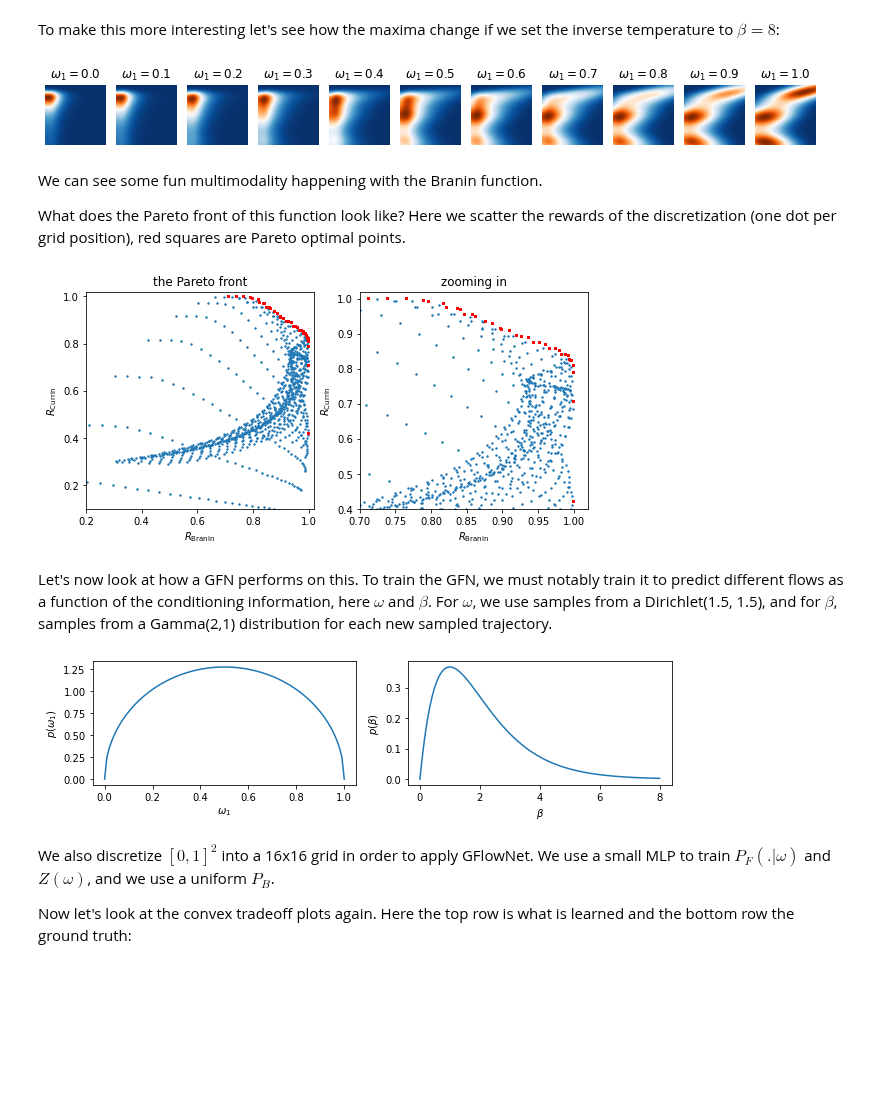
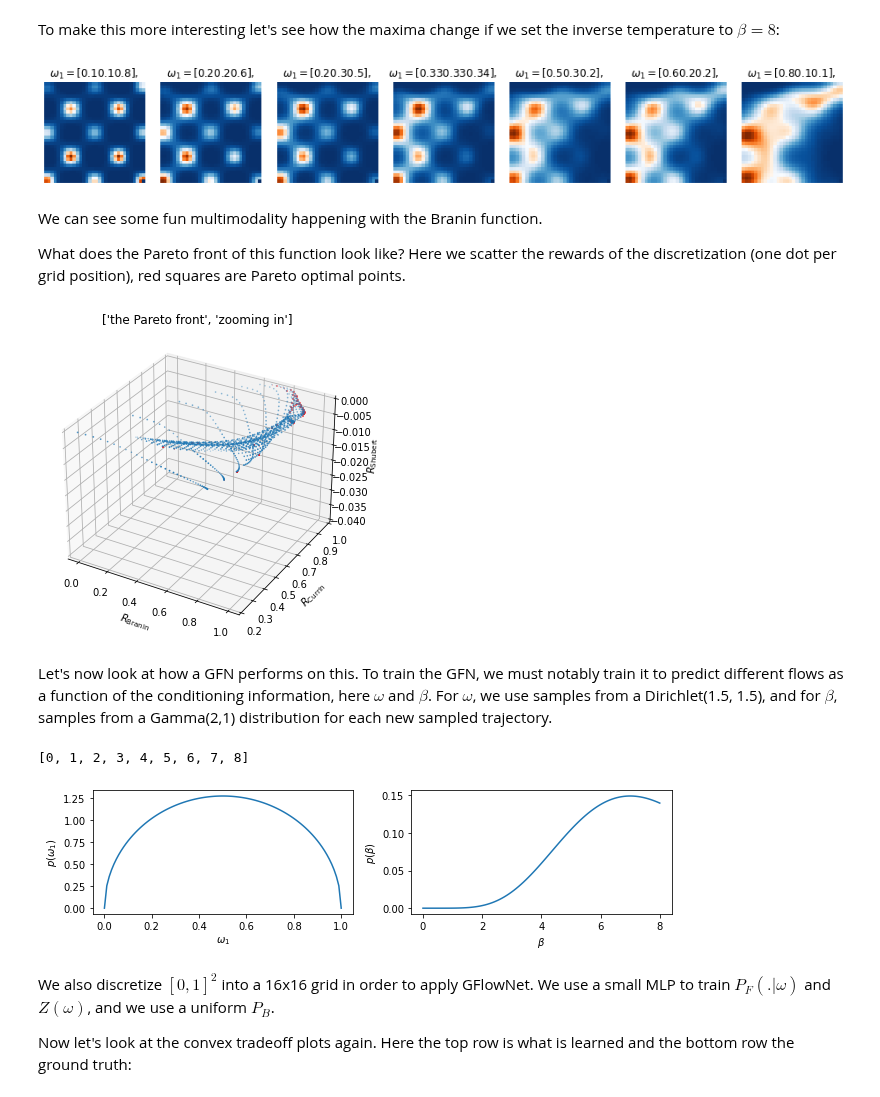
Before and after one commit to recursionpharma/gflownet, a Jupyter notebook: gflownet/examples/grid_cond_gfn.ipynb, the cells around one changed output. Saved outputs shown, nothing was run; the diff lists cells and outputs as text; code cells hidden in the pictures; blank space fills up the shorter version.

```diff
--- a/gflownet/examples/grid_cond_gfn.ipynb
+++ b/gflownet/examples/grid_cond_gfn.ipynb
@@ -115,32 +189,45 @@ pp.tight_layout()
 # %% [markdown]
 To make this more interesting let's see how the maxima change if we set the inverse temperature to $\beta = 8$:
 # %%
-H = 64
-env = gfn.GridEnv(64, funcs=[gfn.branin, gfn.currin])
-s, r, pos = env.state_info()
-f, ax = pp.subplots(1,11, figsize=(11,2))
-for i in range(11):
-    pp.sca(ax[i])
-    w = i / 10
-    y = (r[:, 0] * w + r[:, 1] * (1-w)) ** 8
-    pp.imshow(np.concatenate([y, [0]]).reshape((H,H)))
-    pp.axis('off')
-    pp.title(f'$\omega_1={w}$')
-pp.tight_layout()
+def reward_dist_with_temp(temperature=8):
+    H = 32
+    env = gfn.GridEnv(H, funcs=[gfn.branin, gfn.currin, shubert])
+    s, r, pos = env.state_info()
+    preferences = np.array([[0.1, 0.1, 0.8],
+                           [0.2, 0.2, 0.6],
+                           [0.2, 0.3, 0.5],
+                           [0.33, 0.33, 0.34],
+                           [0.5, 0.3, 0.2],
+                           [0.6, 0.2, 0.2],
+                           [0.8, 0.1, 0.1]])
+    f, ax = pp.subplots(1,preferences.shape[0], figsize=(13,2))
+    for i in range(preferences.shape[0]):
+        pp.sca(ax[i])
+        y = (r[:, 0] * preferences[i, 0] + r[:, 1] * preferences[i, 1] + r[:, 2] * preferences[i, 2]) ** temperature
+
+        pp.imshow(np.concatenate([y, [0]]).reshape((H,H)))
+        pp.axis('off')
+        pp.title(f'$\omega_1={preferences[i]}$, ')
+    pp.tight_layout()
+reward_dist_with_temp()
 # %% [output]
-[figure, old version]
+[figure, new version]
 # %% [markdown]
 We can see some fun multimodality happening with the Branin function.
 
 What does the Pareto front of this function look like? Here we scatter the rewards of the discretization (one dot per grid position), red squares are Pareto optimal points.
 # %%
-H = 32
-env = gfn.GridEnv(H, funcs=[gfn.branin, gfn.currin])
-s, r, pos = env.state_info()
-f, ax = pp.subplots(1,2,figsize=(9,4))
-for axi in range(2):
-    pp.sca(ax[axi])
-    pp.scatter(r[:, 0], r[:, 1], s=2)
+def get_pareto():
+    H = 32
+    env = gfn.GridEnv(H, funcs=[gfn.branin, gfn.currin, shubert])
+    s, r, pos = env.state_info()
+    # f, ax = pp.subplots(1,2, figsize=(9,4), projection='3d')
+    # f = pp.figure(figsize=(12, 12))
+    fig = pp.figure(figsize=(12, 12))
+    # for axi in range(2):
+    ax1 = fig.add_subplot(1, 2, 1, projection='3d')
+    pp.sca(ax1)
+    pp.scatter(r[:, 0], r[:, 1], r[:, 2])
     pareto = []
     re = r.T
     for i in range(re.shape[1]):
@@ -148,14 +235,20 @@ for axi in range(2):
         if d == 0:
             pareto.append(re[:, i])
     pareto = np.float32(pareto)
-    pp.scatter(pareto[:, 0], pareto[:, 1], marker='s', s=5, color='red')
-    pp.xlim(*[(0.2,1.02), (0.7,1.02)][axi])
-    pp.ylim(*[(0.1,1.02), (0.4,1.02)][axi])
-    pp.title(['the Pareto front', 'zooming in'][axi])
-    pp.xlabel('$R_{\mathrm{Branin}}$')
-    pp.ylabel('$R_{\mathrm{Currin}}$')
+    pp.scatter(pareto[:, 0], pareto[:, 1], pareto[:, 2], marker='s', color='red')
+    # pp.xlim([(0.2,1.02), (0.7,1.02)])
+    # pp.ylim([(0.1,1.02), (0.4,1.02)])
+    # ax1.set_xlim(0., 1)
+    ax1.set_ylim(0.2, 1)
+    ax1.set_zlim(-0.04, 0.0)
+    pp.title(['the Pareto front', 'zooming in'])
+    ax1.set_xlabel('$R_{\mathrm{Branin}}$')
+    ax1.set_ylabel('$R_{\mathrm{Currin}}$')
+    ax1.set_zlabel('$R_{\mathrm{Shubert}}$')
+    pp.savefig("Pareto_frontier.png")
+get_pareto()
 # %% [output]
-[figure, old version]
+[figure, new version]
 # %% [markdown]
 Let's now look at how a GFN performs on this. To train the GFN, we must notably train it to predict different flows as a function of the conditioning information, here $\omega$ and $\beta$. For $\omega$, we use samples from a Dirichlet(1.5, 1.5), and for $\beta$, samples from a Gamma(2,1) distribution for each new sampled trajectory.
 # %%
@@ -166,12 +259,14 @@ pp.plot(np.linspace(0,1,100), stats.dirichlet.pdf([np.linspace(0,1,100),1-np.lin
 pp.ylabel('$p(\\omega_1)$')
 pp.xlabel('$\\omega_1$')
 pp.sca(ax[1])
-pp.plot(np.linspace(0,8,100), stats.gamma.pdf(np.linspace(0,8,100), 2, scale=1))
+pp.plot(np.linspace(0,8,100), stats.gamma.pdf(np.linspace(0,8,100), 8, scale=1))
 pp.ylabel('$p(\\beta)$')
 pp.xlabel('$\\beta$')
 pp.tight_layout()
+print(list(range(9)))
 # %% [output]
+[0, 1, 2, 3, 4, 5, 6, 7, 8]
-[figure, old version]
+[figure, new version]
 # %% [markdown]
 We also discretize $[0,1]^2$ into a 16x16 grid in order to apply GFlowNet. We use a small MLP to train $P_F(.|\omega)$ and $Z(\omega)$, and we use a uniform $P_B$.
 
```
Also changed, not shown: parts of 31 cells of this notebook.
